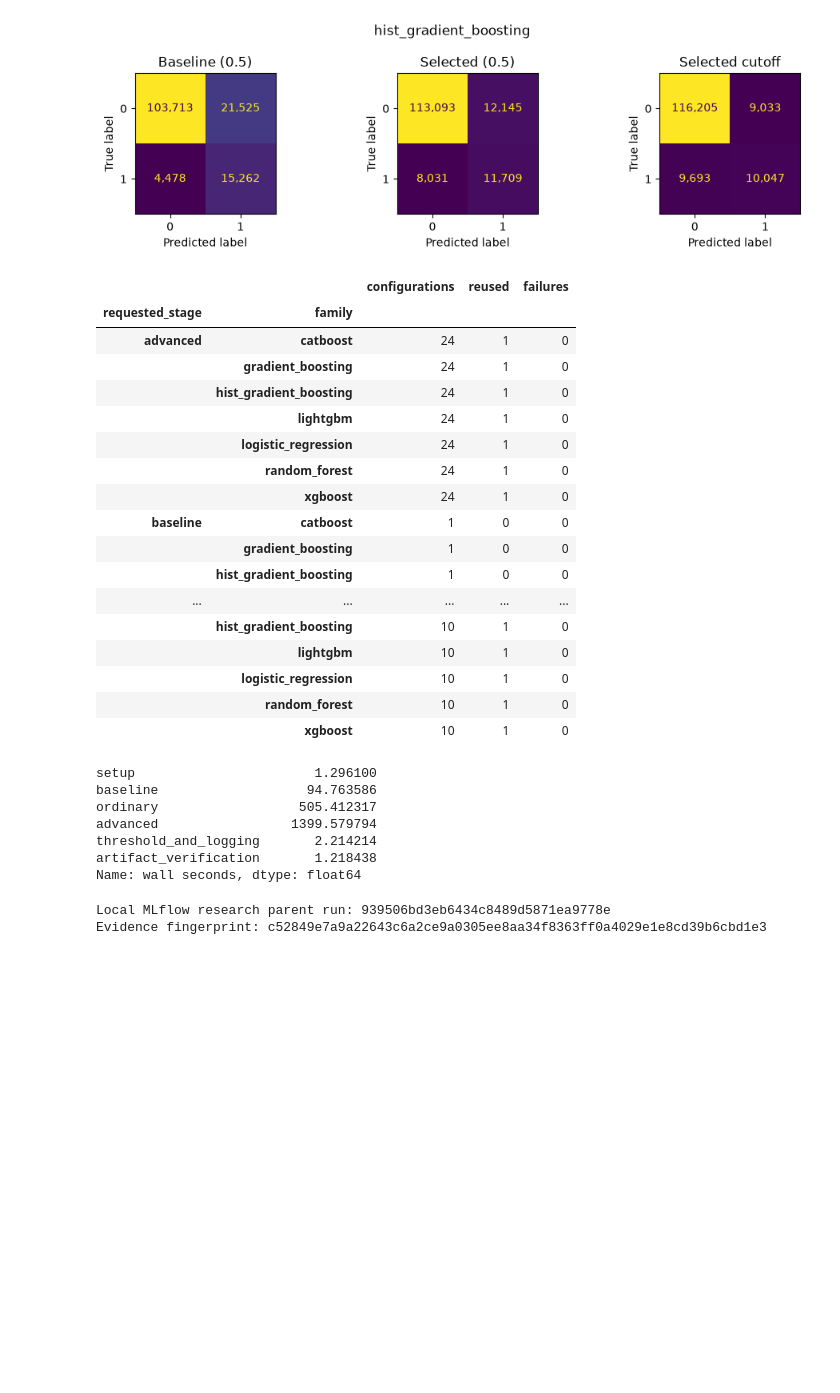
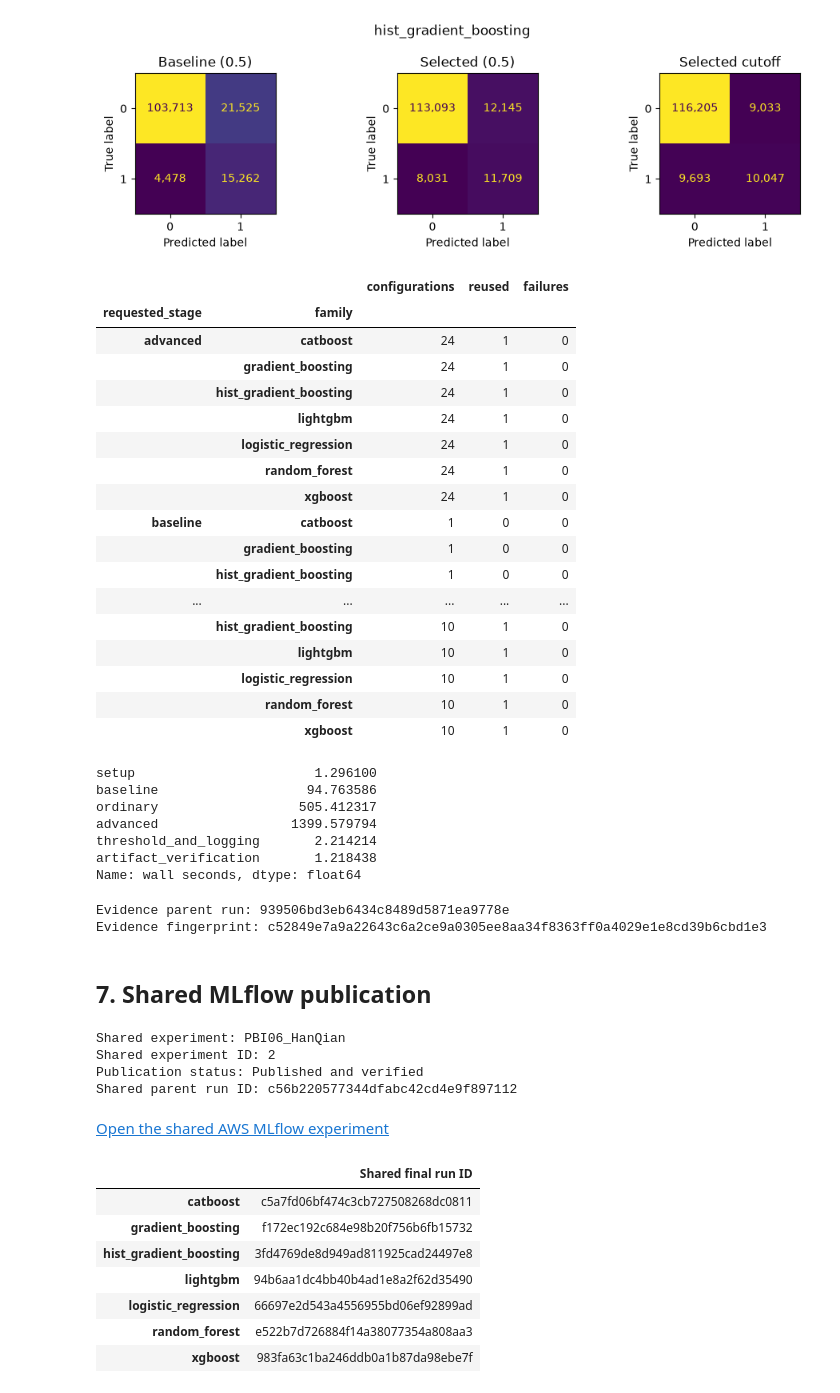
Before and after one commit to hqasdf/agilemlops-ca1, a Jupyter notebook: ca1 hq file.ipynb, the cells around one changed output. Cells and saved outputs as stored; diff of their text form; code cells hidden in the pictures; blank space fills up the shorter version.

```diff
--- a/ca1 hq file.ipynb
+++ b/ca1 hq file.ipynb
@@ -747,3 +747,13 @@ The benchmark will transform training and validation once using this fitted prep
 The seven model families use the same eight PBI 03 features and the frozen chronological split. The newest approximately 20% of whole training dates are reserved for threshold calibration. Two expanding folds inside the earlier training period compare configurations at threshold 0.5. Each fold fits its own shared preprocessor. All reported model versions fit on the same earlier training rows. Validation supplies evaluation metrics only.
 
 The customer first-order timestamp and independently available order-to-customer mapping still require point-in-time verification. The sealed period is excluded by the PBI 01–03 development path.
+# %%
+import os
+
+from src.pbi06_tracking import LOCAL_URI, resolve_tracking_uri
+
+tracking_uri = resolve_tracking_uri()
+evidence_uri = os.environ.get("PBI06_EVIDENCE_URI") or LOCAL_URI
+shared_uri = os.environ.get("MLFLOW_TRACKING_URI")
+print("Active MLflow tracking URI:", tracking_uri)
+print("Evidence source in reuse mode:", evidence_uri)
@@ -750,6 +763,4 @@ The customer first-order timestamp and independently available order-to-customer
 # %%
-import os
-
 from src.train_hq import evaluation_dates, research_stages, threshold_curve
 
 mode = os.environ.get("PBI06_MODE", "reuse")
@@ -757,6 +768,7 @@ validation_dates = evaluation_dates(orders_clean, labels_clean, x_val)
 stages = research_stages(
     x_train, y_train, train_dates, x_val, y_val, validation_dates, split,
     mode=mode, run_id=os.environ.get("PBI06_RUN_ID"),
+    tracking_uri=tracking_uri, evidence_uri=evidence_uri,
 )
 metric_columns = [
     "family", "f1", "precision", "recall", "average_precision", "roc_auc",
@@ -961,7 +973,7 @@ display(trial_rows.groupby(["requested_stage", "family"]).agg(
     configurations=("config", "size"), reused=("reused", "sum"),
     failures=("status", lambda s: s.eq("failed").sum())))
 display(pd.Series(evidence["seconds"], name="wall seconds"))
-print("Local MLflow research parent run:", evidence["run_id"])
+print("Evidence parent run:", evidence["run_id"])
 print("Evidence fingerprint:", evidence["fingerprint"])
 # %% [output]
 |  |  | configurations | reused | failures |
@@ -989,6 +1001,51 @@ advanced                 1399.579794
 threshold_and_logging       2.214214
 artifact_verification       1.218438
 Name: wall seconds, dtype: float64
-Local MLflow research parent run: 939506bd3eb6434c8489d5871ea9778e
+Evidence parent run: 939506bd3eb6434c8489d5871ea9778e
 Evidence fingerprint: c52849e7a9a22643c6a2ce9a0305ee8aa34f8363ff0a4029e1e8cd39b6cbd1e3
+# %% [markdown]
+## 7. Shared MLflow publication
+# %%
+from IPython.display import Markdown
+from src.pbi06_publish import EXPERIMENT, shared_status
+
+if shared_uri and shared_uri.startswith(("http://", "https://")):
+    try:
+        publication = shared_status(shared_uri, evidence["run_id"])
+    except Exception as error:
+        publication = {"status": f"Shared verification unavailable ({type(error).__name__}): {error}",
+                       "experiment": EXPERIMENT}
+else:
+    publication = {"status": "Set MLFLOW_TRACKING_URI before launching the kernel to query shared status",
+                   "experiment": EXPERIMENT}
+
+print("Shared experiment:", publication["experiment"])
+print("Shared experiment ID:", publication.get("experiment_id", "Unavailable"))
+print("Publication status:", publication["status"])
+print("Shared parent run ID:", publication.get("parent_run_id") or "Unavailable")
+if publication.get("dashboard"):
+    display(Markdown(f'[Open the shared AWS MLflow experiment]({publication["dashboard"]})'))
+if publication.get("final_runs"):
+    display(pd.Series(publication["final_runs"], name="Shared final run ID").sort_index().to_frame())
+if previous := publication.get("previous"):
+    print("Previously recorded AWS experiment ID:", previous["experiment_id"])
+    print("Previously recorded AWS parent ID:", previous["parent_run_id"])
+    if previous.get("final_runs"):
+        display(pd.Series(previous["final_runs"], name="Previously assigned AWS ID").sort_index().to_frame())
+    previous_url = f'{previous["tracking_uri"]}/#/experiments/{previous["experiment_id"]}'
+    display(Markdown(f'[Previously recorded AWS experiment (currently unavailable)]({previous_url})'))
+# %% [output]
+Shared experiment: PBI06_HanQian
+Shared experiment ID: 2
+Publication status: Published and verified
+Shared parent run ID: c56b220577344dfabc42cd4e9f897112
+[Open the shared AWS MLflow experiment](http://mlflow-aws-eb.eba-9bnrxizu.us-east-1.elasticbeanstalk.com/#/experiments/2)
+|  | Shared final run ID |
+| catboost | c5a7fd06bf474c3cb727508268dc0811 |
+| gradient_boosting | f172ec192c684e98b20f756b6fb15732 |
+| hist_gradient_boosting | 3fd4769de8d949ad811925cad24497e8 |
+| lightgbm | 94b6aa1dc4bb40b4ad1e8a2f62d35490 |
+| logistic_regression | 66697e2d543a4556955bd06ef92899ad |
+| random_forest | e522b7d726884f14a38077354a808aa3 |
+| xgboost | 983fa63c1ba246ddb0a1b87da98ebe7f |
 # %% [markdown]
```
Also changed, not shown: parts of 3 cells of this notebook, 8 other files.
